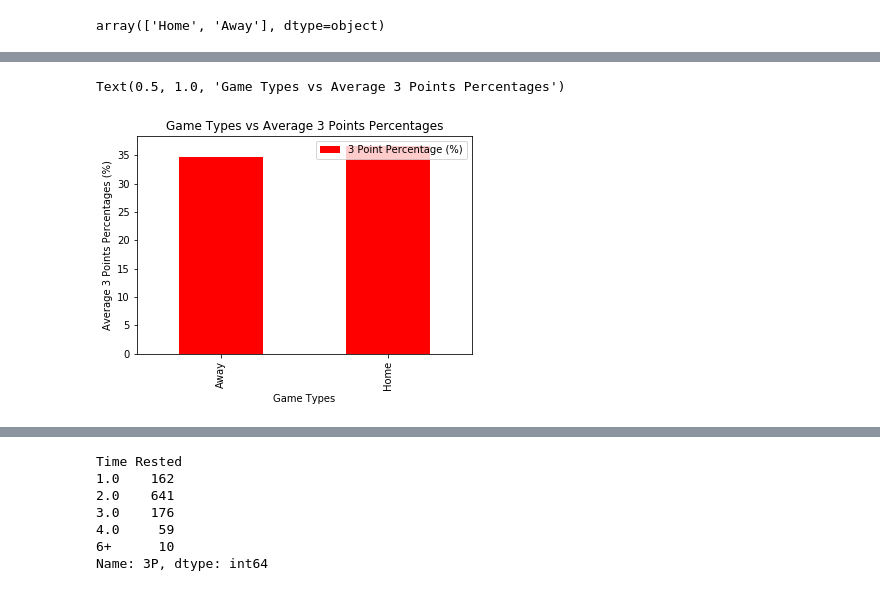
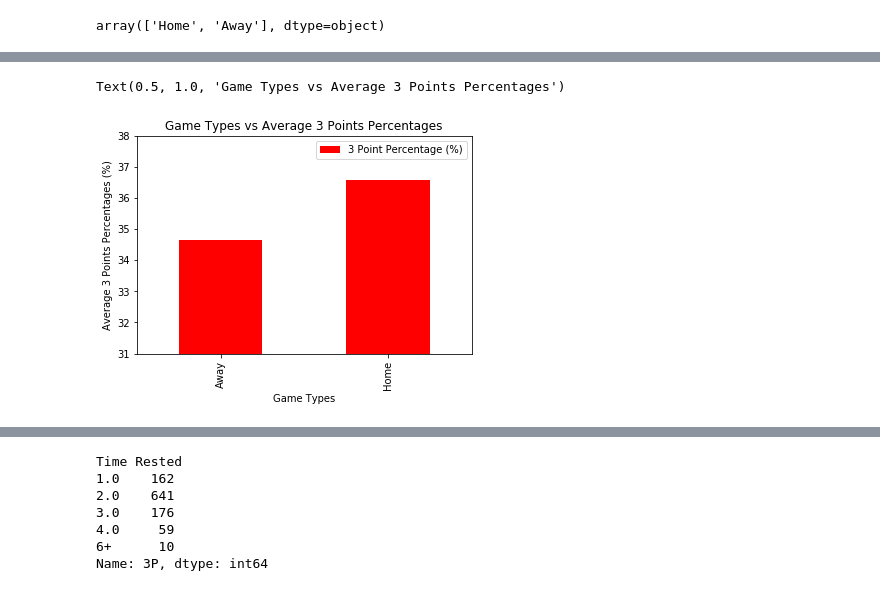
Before and after one commit to jferna73/project-one-, a Jupyter notebook: Data- Daniel/2017-2018 DataFrame.ipynb, the cells around one changed output, grey strips where cells are left out. Drawn from its saved outputs; the diff is of its cells as text; code cells hidden in the pictures.

```diff
--- a/Data- Daniel/2017-2018 DataFrame.ipynb
+++ b/Data- Daniel/2017-2018 DataFrame.ipynb
@@ -985,14 +1051,15 @@ Text(0.5, 1.0, 'Game Types vs Average 3 Points Made')
 # %%
 # Find out the 3 point percentages in Home and Away games
 homeaway_3PPercent = pd.DataFrame({"Home vs Away": demar_df['Home vs Away'],
                                   "3 Point Percentage (%)": average_3pm_total.values})
 homeaway_3PPercent_group = homeaway_3PPercent.groupby(['Home vs Away'])
 homeaway_average_3PPercent = homeaway_3PPercent_group.mean()
 homeaway_average_3PPercent.plot.bar(color='r')
 # chart labels
 plt.xlabel("Game Types")
 plt.ylabel("Average 3 Points Percentages (%)")
+plt.ylim(31,38)
 plt.title("Game Types vs Average 3 Points Percentages")
 # %% [output]
 Text(0.5, 1.0, 'Game Types vs Average 3 Points Percentages')
-[figure, old version]
+[figure, new version]
```
Also changed, not shown: parts of 11 cells of this notebook, 3 other files.
